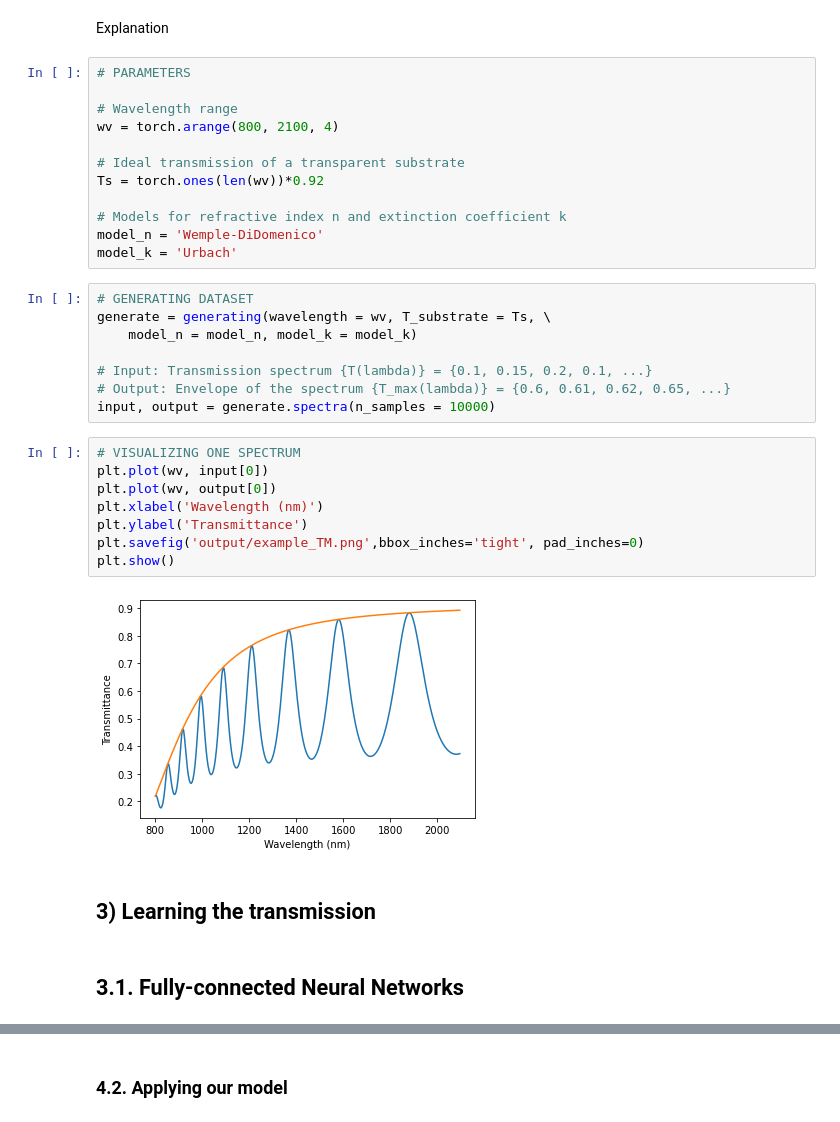
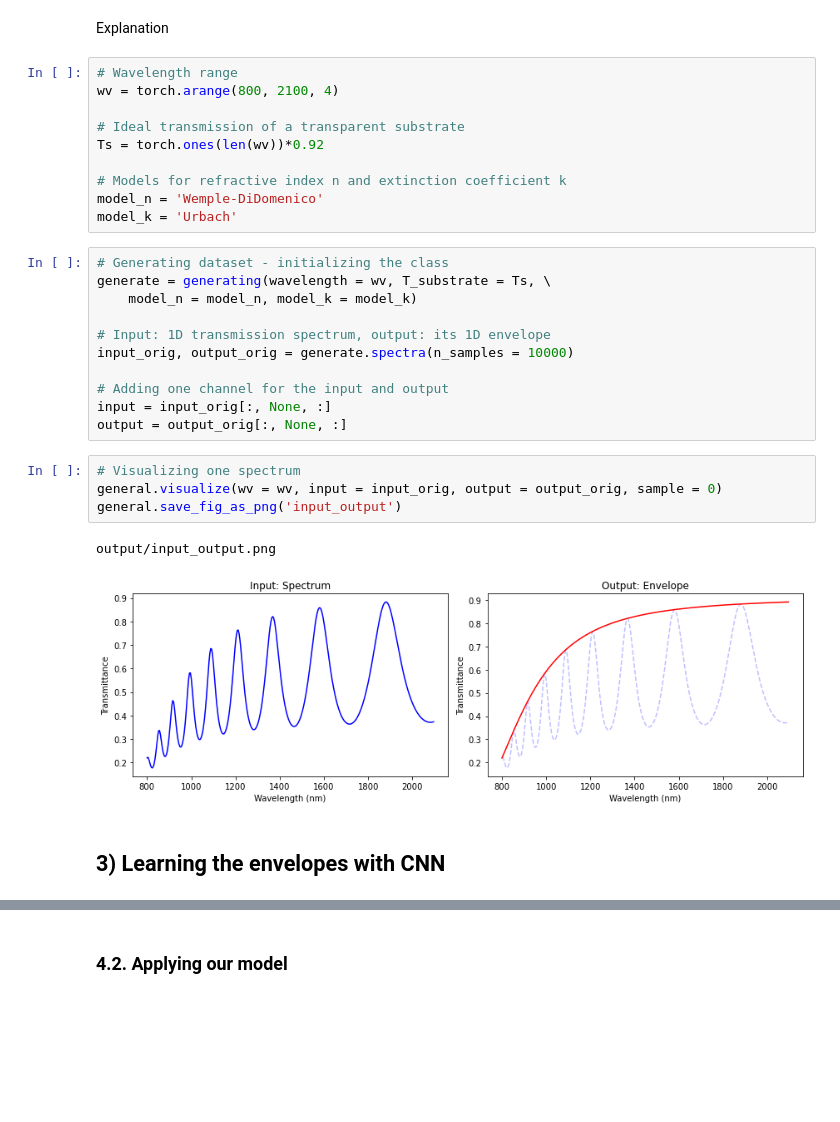
Before and after one commit to manuelballester/ML_spectroscopy, a Jupyter notebook: ML_spectroscopy.ipynb, the cells around one changed output, grey strips where cells are left out. Drawn from its saved outputs; the diff is of its cells as text; blank space fills up the shorter version.

```diff
--- a/ML_spectroscopy.ipynb
+++ b/ML_spectroscopy.ipynb
@@ -30,8 +34,6 @@ import src.general as general
 # %% [markdown]
 Explanation
 # %%
-# PARAMETERS
-
 # Wavelength range
 wv = torch.arange(800, 2100, 4)
 
@@ -41,25 +43,23 @@ Ts = torch.ones(len(wv))*0.92
 # Models for refractive index n and extinction coefficient k
 model_n = 'Wemple-DiDomenico'
 model_k = 'Urbach'
-# %%
-# GENERATING DATASET
-generate = generating(wavelength = wv, T_substrate = Ts, \
-    model_n = model_n, model_k = model_k)
-
-# Input: Transmission spectrum {T(lambda)} = {0.1, 0.15, 0.2, 0.1, ...}
-# Output: Envelope of the spectrum {T_max(lambda)} = {0.6, 0.61, 0.62, 0.65, ...}
-input, output = generate.spectra(n_samples = 10000)
-# %%
-# VISUALIZING ONE SPECTRUM
-plt.plot(wv, input[0])
-plt.plot(wv, output[0])
-plt.xlabel('Wavelength (nm)')
-plt.ylabel('Transmittance')
-plt.savefig('output/example_TM.png',bbox_inches='tight', pad_inches=0)
-plt.show()
-# %% [output]
-[figure, removed]
+# %%
+# Generating dataset - initializing the class
+generate = generating(wavelength = wv, T_substrate = Ts, \
+    model_n = model_n, model_k = model_k)
+
+# Input: 1D transmission spectrum, output: its 1D envelope
+input_orig, output_orig = generate.spectra(n_samples = 10000)
+
+# Adding one channel for the input and output
+input = input_orig[:, None, :]
+output = output_orig[:, None, :]
+# %%
+# Visualizing one spectrum
+general.visualize(wv = wv, input = input_orig, output = output_orig, sample = 0)
+general.save_fig_as_png('input_output')
+# %% [output]
+output/input_output.png
+[figure, added]
 # %% [markdown]
-## 3) Learning the transmission
+## 3) Learning the envelopes with CNN
-# %% [markdown]
-## 3.1. Fully-connected Neural Networks
```
Also changed, not shown: parts of 29 cells of this notebook, 30 other files.
